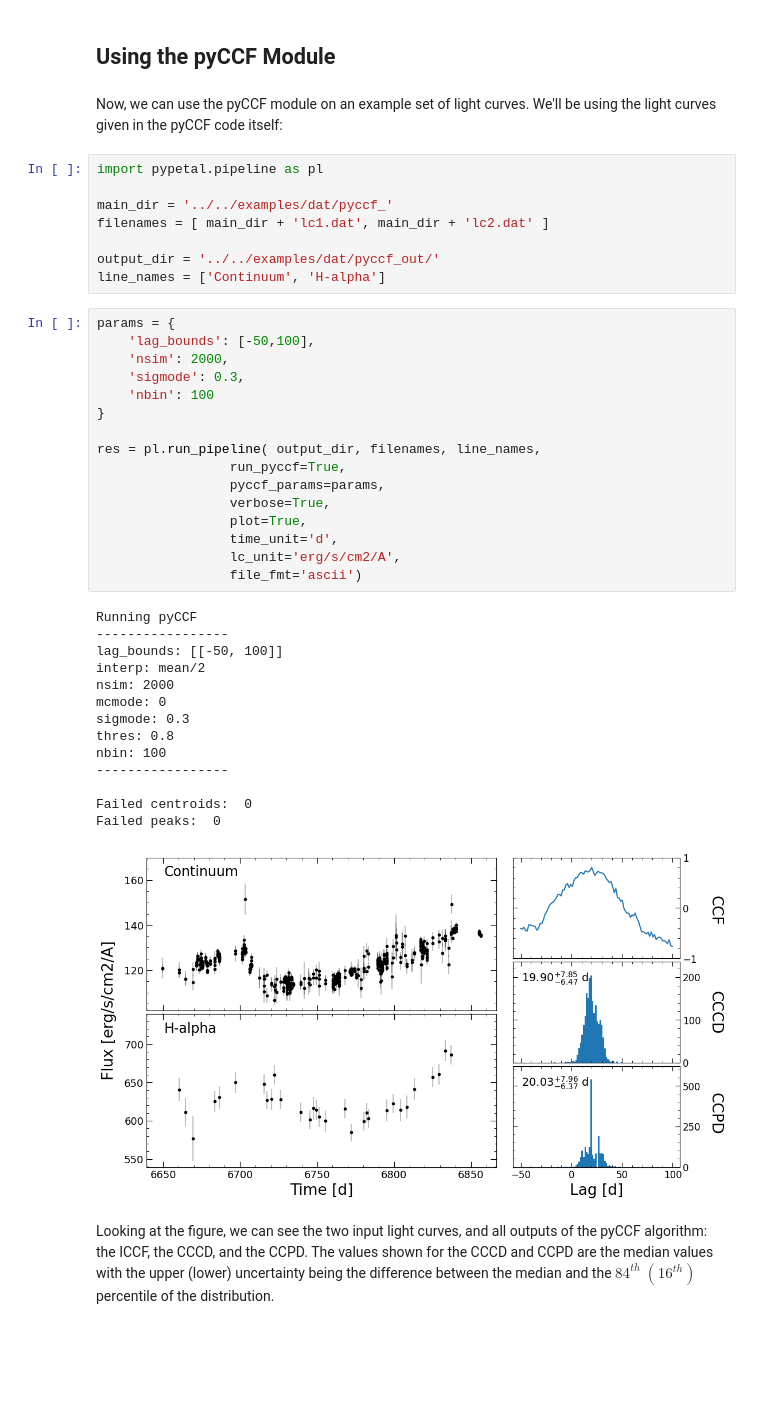
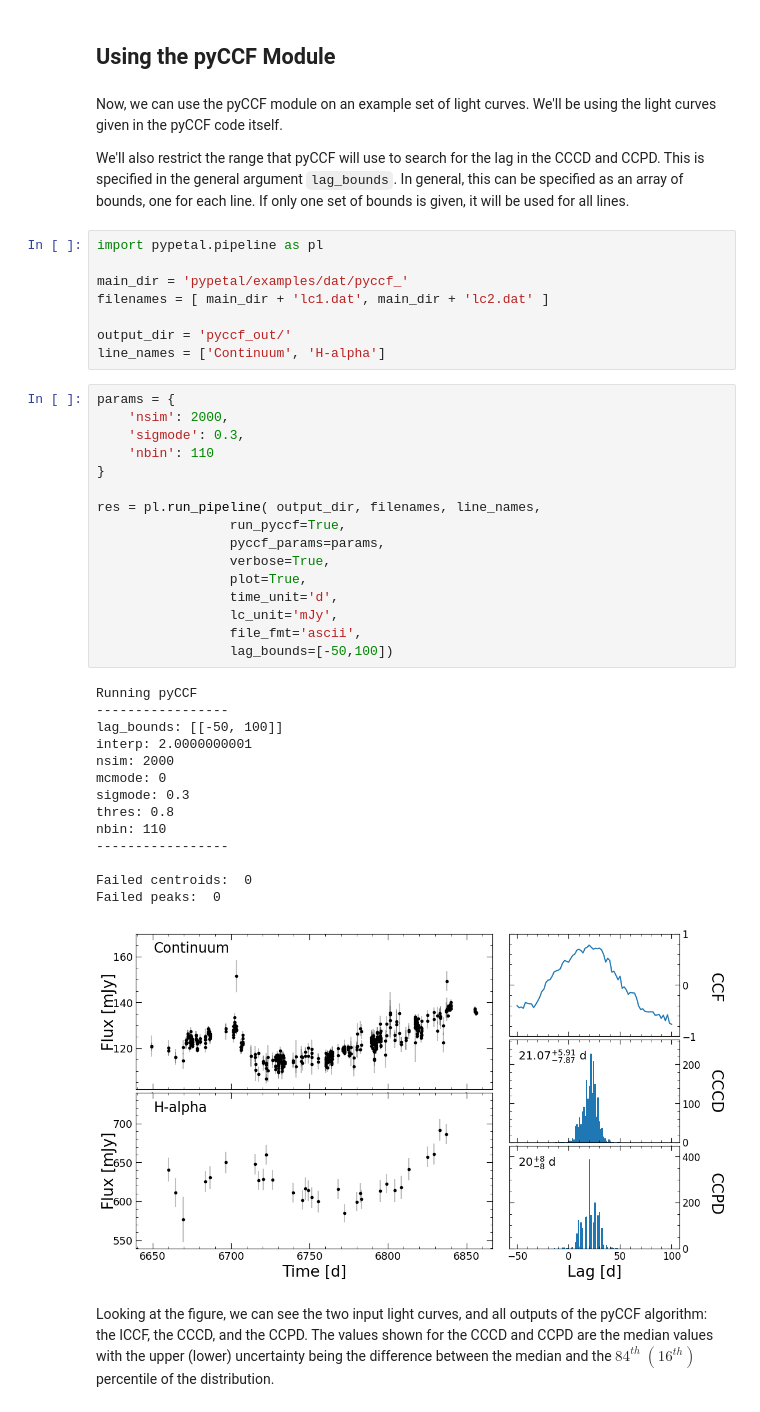
Before and after one commit to Zstone19/pypetal, a Jupyter notebook: docs/notebooks/pyccf.ipynb, the cells around one changed output. Cells and saved outputs as stored; diff of their text form; blank space fills up the shorter version.

```diff
--- a/docs/notebooks/pyccf.ipynb
+++ b/docs/notebooks/pyccf.ipynb
@@ -63,46 +61,48 @@ __Miscellanious options__
 Using the pyCCF Module
 -----------------------
 # %% [markdown]
-Now, we can use the pyCCF module on an example set of light curves. We'll be using the light curves given in the pyCCF code itself:
+Now, we can use the pyCCF module on an example set of light curves. We'll be using the light curves given in the pyCCF code itself.
+
+We'll also restrict the range that pyCCF will use to search for the lag in the CCCD and CCPD. This is specified in the general argument ``lag_bounds``. In general, this can be specified as an array of bounds, one for each line. If only one set of bounds is given, it will be used for all lines.
 # %%
 import pypetal.pipeline as pl
 
-main_dir = '../../examples/dat/pyccf_'
+main_dir = 'pypetal/examples/dat/pyccf_'
 filenames = [ main_dir + 'lc1.dat', main_dir + 'lc2.dat' ]
 
-output_dir = '../../examples/dat/pyccf_out/'
+output_dir = 'pyccf_out/'
 line_names = ['Continuum', 'H-alpha']
 # %%
 params = {
-    'lag_bounds': [-50,100],
     'nsim': 2000,
     'sigmode': 0.3,
-    'nbin': 100
+    'nbin': 110
 }
 
 res = pl.run_pipeline( output_dir, filenames, line_names,
                  run_pyccf=True,
                  pyccf_params=params,
                  verbose=True,
                  plot=True,
                  time_unit='d',
-                 lc_unit='erg/s/cm2/A',
-                 file_fmt='ascii')
+                 lc_unit='mJy',
+                 file_fmt='ascii',
+                 lag_bounds=[-50,100])
 # %% [output]
 Running pyCCF
 -----------------
 lag_bounds: [[-50, 100]]
-interp: mean/2
+interp: 2.0000000001
 nsim: 2000
 mcmode: 0
 sigmode: 0.3
 thres: 0.8
-nbin: 100
+nbin: 110
 -----------------
 
 Failed centroids:  0
 Failed peaks:  0
-[figure, old version]
+[figure, new version]
 # %% [markdown]
 Looking at the figure, we can see the two input light curves, and all outputs of the pyCCF algorithm: the ICCF, the CCCD, and the CCPD. The values shown for the CCCD and CCPD are the median values with the upper (lower) uncertainty being the difference between the median and the $84^{th}$ $(16^{th})$ percentile of the distribution.
 # %% [markdown]
```
Also changed, not shown: parts of 1 cell of this notebook, 5 other files.
